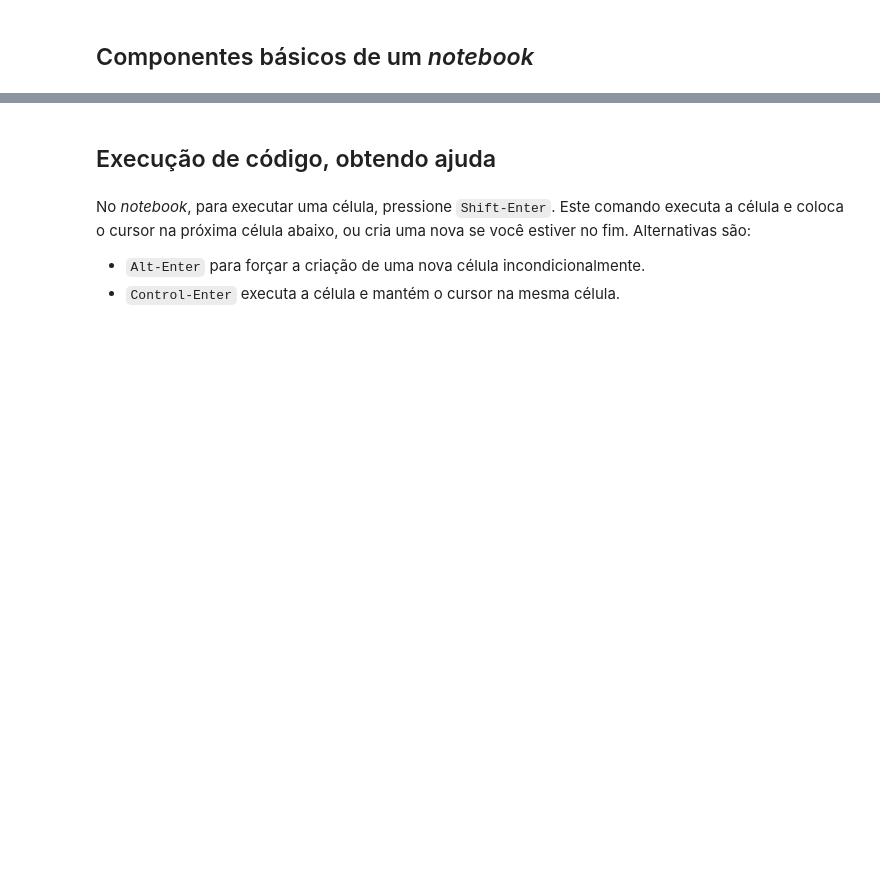
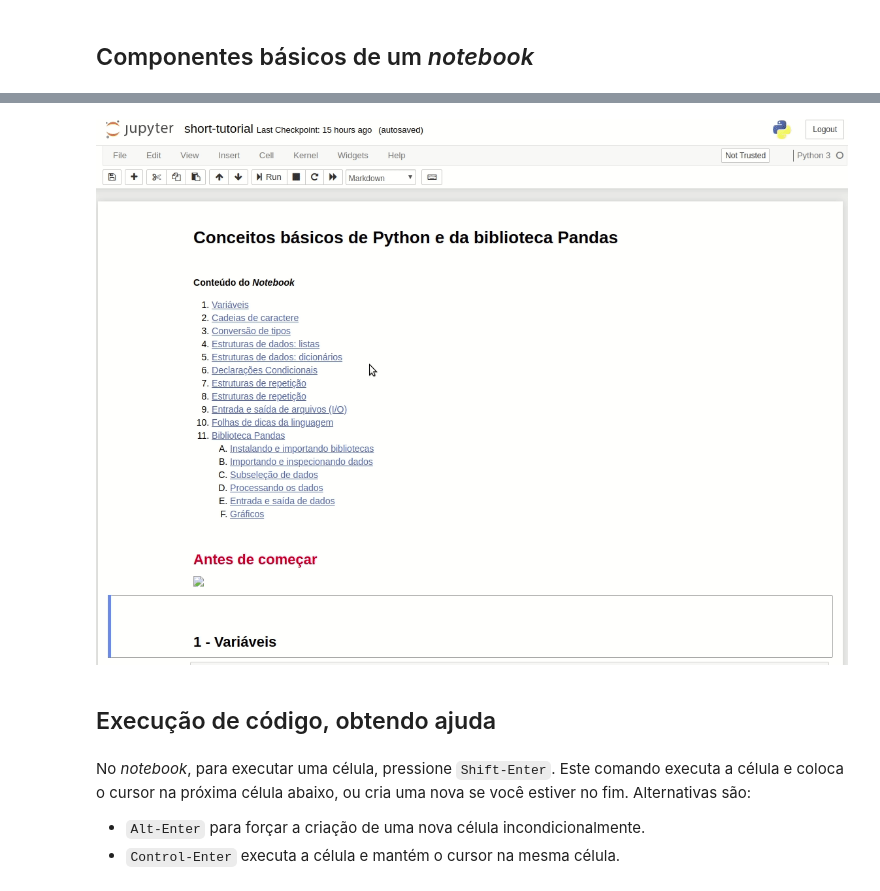
Before and after one commit to computational-chemical-biology/DataScience, a Jupyter notebook: 1-Introduction_to_Jupyter_Platform.ipynb, the cells around one changed output, grey strips where cells are left out. Saved outputs shown, nothing was run; the diff lists cells and outputs as text; code cells hidden in the pictures; blank space fills up the shorter version.

```diff
--- a/1-Introduction_to_Jupyter_Platform.ipynb
+++ b/1-Introduction_to_Jupyter_Platform.ipynb
@@ -25,3 +28,7 @@ Os *notebooks* utilizados nesse curso são compostos de IPython. Esta introduç
+# %%
+Image(filename="figuras/make_copy.gif")
+# %% [output]
+[figure, added]
 # %% [markdown]
 ## Execução de código, obtendo ajuda
 # %% [markdown]
```
Also changed, not shown: parts of 8 cells of this notebook, 16 other files.
